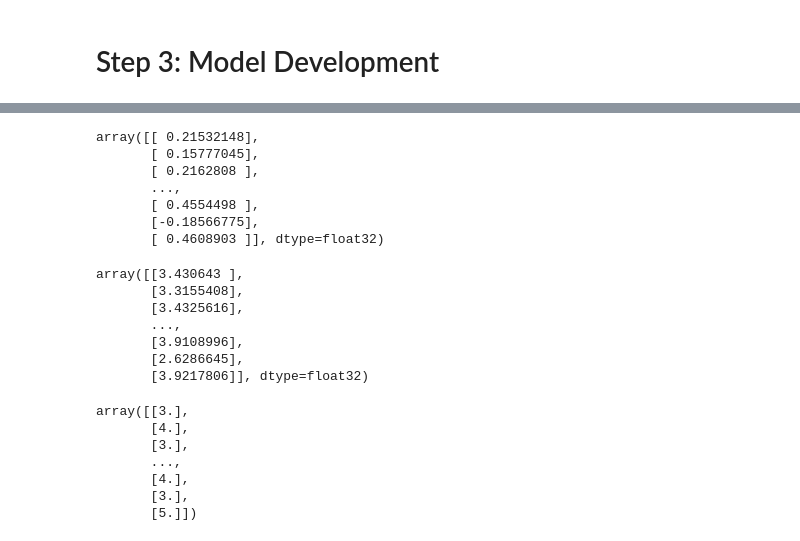
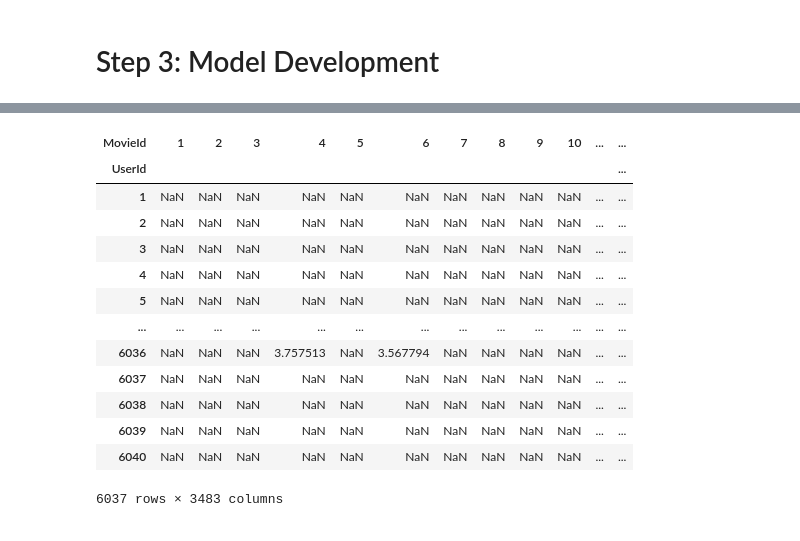
Before and after one commit to LilianSchall/MovieMatch, a Jupyter notebook: src/Recommander.ipynb, the cells around one changed output, grey strips where cells are left out. Cells and saved outputs as stored; diff of their text form; code cells hidden in the pictures.

```diff
--- a/src/Recommander.ipynb
+++ b/src/Recommander.ipynb
@@ -217,5 +306,5 @@ y shape: (2000, 1)
 # %%
 scalerTarget = MinMaxScaler((-1, 1))
-scalerTarget.fit(y_train.reshape(-1, 1))
-y_train = scalerTarget.transform(y_train.reshape(-1, 1))
-y_test = scalerTarget.transform(y_test.reshape(-1, 1))
+scalerTarget.fit(y_train["Rating"].to_numpy().reshape(-1, 1))
+y_train["Rating"] = scalerTarget.transform(y_train["Rating"].to_numpy().reshape(-1, 1))
+y_test["Rating"] = scalerTarget.transform(y_test["Rating"].to_numpy().reshape(-1, 1))
@@ -329,0 +414,2 @@ array([[0. ],
+# %%
+model = build_model(user_train.shape[1] - u_offset, item_train.shape[1] - i_offset)
@@ -329,0 +439,2 @@ array([[0. ],
+# %%
+train_model(model, 5, user_train, item_train, y_train, user_test, item_test, y_test)
@@ -333,0 +456,4 @@ y_p = model.predict([user_train, item_train])
+# %%
+y_pred = use_model(model, user_test, item_test)
+df_rating_pred = build_result_comparison(scalerTarget, y_test, y_pred)
+df_rating_pred
@@ -334,10 +475,18 @@ y_p = model.predict([user_train, item_train])
 # %%
-y_p
+matrix_pred = build_matrix(df_rating_pred, "Prediction")
+matrix_pred
 # %% [output]
+| MovieId | 1 | 2 | 3 | 4 | 5 | 6 | 7 | 8 | 9 | 10 | ... | ... |
+| UserId |  |  |  |  |  |  |  |  |  |  |  | ... |
+| 1 | NaN | NaN | NaN | NaN | NaN | NaN | NaN | NaN | NaN | NaN | ... | ... |
+| 2 | NaN | NaN | NaN | NaN | NaN | NaN | NaN | NaN | NaN | NaN | ... | ... |
+| 3 | NaN | NaN | NaN | NaN | NaN | NaN | NaN | NaN | NaN | NaN | ... | ... |
+| 4 | NaN | NaN | NaN | NaN | NaN | NaN | NaN | NaN | NaN | NaN | ... | ... |
+| 5 | NaN | NaN | NaN | NaN | NaN | NaN | NaN | NaN | NaN | NaN | ... | ... |
+| ... | ... | ... | ... | ... | ... | ... | ... | ... | ... | ... | ... | ... |
+| 6036 | NaN | NaN | NaN | 3.757513 | NaN | 3.567794 | NaN | NaN | NaN | NaN | ... | ... |
+| 6037 | NaN | NaN | NaN | NaN | NaN | NaN | NaN | NaN | NaN | NaN | ... | ... |
+| 6038 | NaN | NaN | NaN | NaN | NaN | NaN | NaN | NaN | NaN | NaN | ... | ... |
+| 6039 | NaN | NaN | NaN | NaN | NaN | NaN | NaN | NaN | NaN | NaN | ... | ... |
+| 6040 | NaN | NaN | NaN | NaN | NaN | NaN | NaN | NaN | NaN | NaN | ... | ... |
-array([[ 0.21532148],
-       [ 0.15777045],
-       [ 0.2162808 ],
-       ...,
-       [ 0.4554498 ],
-       [-0.18566775],
-       [ 0.4608903 ]], dtype=float32)
+6037 rows × 3483 columns
@@ -347,20 +492,0 @@ y_train_u = scalerTarget.inverse_transform(y_train)
-# %%
-y_pu
-# %% [output]
-array([[3.430643 ],
-       [3.3155408],
-       [3.4325616],
-       ...,
-       [3.9108996],
-       [2.6286645],
-       [3.9217806]], dtype=float32)
-# %%
-y_train_u
-# %% [output]
-array([[3.],
-       [4.],
-       [3.],
-       ...,
-       [4.],
-       [3.],
-       [5.]])
```
Also changed, not shown: parts of 24 cells of this notebook.
